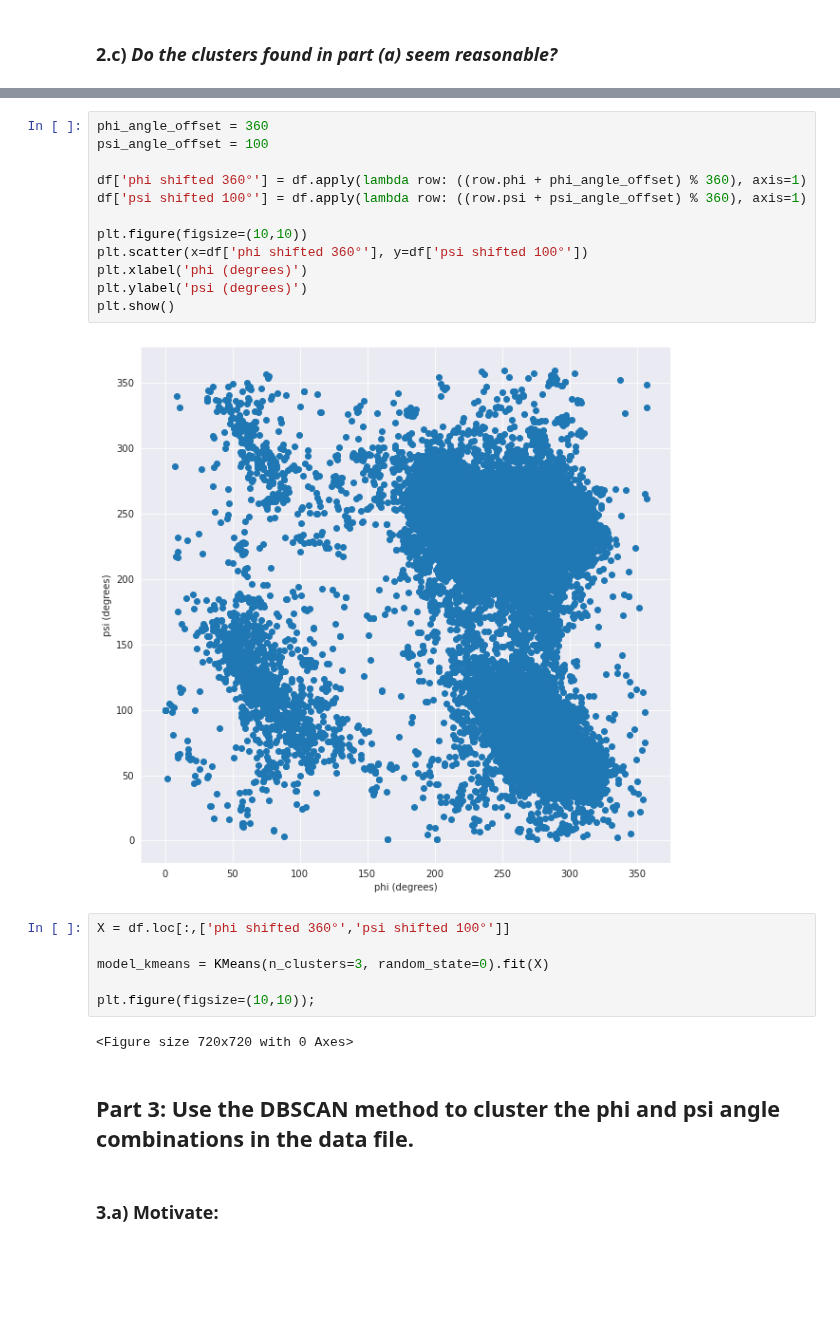
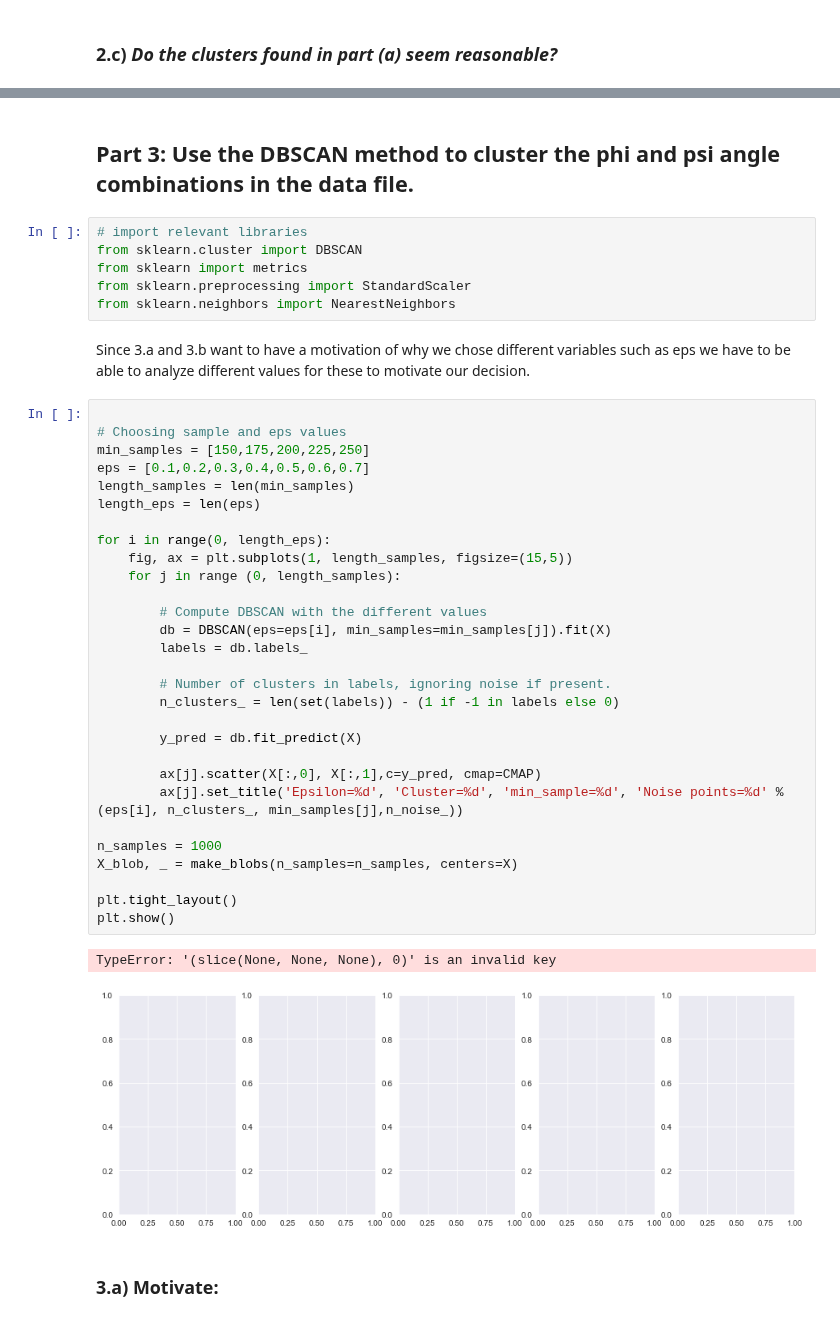
Before and after one commit to lukasmartinsson/dat405, a Jupyter notebook: assignment_3/assignment_3.ipynb, the cells around one changed output, grey strips where cells are left out. Cells and saved outputs as stored; diff of their text form; blank space fills up the shorter version.

```diff
--- a/assignment_3/assignment_3.ipynb
+++ b/assignment_3/assignment_3.ipynb
@@ -211,27 +195,45 @@ So, how can we use this realization. Looking closer at the scatterplot one sees
-# %%
-phi_angle_offset = 360
-psi_angle_offset = 100
-
-df['phi shifted 360°'] = df.apply(lambda row: ((row.phi + phi_angle_offset) % 360), axis=1)
-df['psi shifted 100°'] = df.apply(lambda row: ((row.psi + psi_angle_offset) % 360), axis=1)
-
-plt.figure(figsize=(10,10))
-plt.scatter(x=df['phi shifted 360°'], y=df['psi shifted 100°'])
-plt.xlabel('phi (degrees)')
-plt.ylabel('psi (degrees)')
-plt.show()
-# %% [output]
-[figure, removed]
-# %%
-X = df.loc[:,['phi shifted 360°','psi shifted 100°']]
-
-model_kmeans = KMeans(n_clusters=3, random_state=0).fit(X)
-
-plt.figure(figsize=(10,10));
-# %% [output]
-<Figure size 720x720 with 0 Axes>
 # %% [markdown]
 ## **Part 3**: Use the DBSCAN method to cluster the phi and psi angle combinations in the data file.
+# %%
+# import relevant libraries
+from sklearn.cluster import DBSCAN
+from sklearn import metrics
+from sklearn.preprocessing import StandardScaler
+from sklearn.neighbors import NearestNeighbors
+# %% [markdown]
+Since 3.a and 3.b want to have a motivation of why we chose different variables such as eps we have to be able to analyze different values for these to motivate our decision.
+# %%
+
+# Choosing sample and eps values
+min_samples = [150,175,200,225,250]
+eps = [0.1,0.2,0.3,0.4,0.5,0.6,0.7]
+length_samples = len(min_samples)
+length_eps = len(eps)
+
+for i in range(0, length_eps):
+    fig, ax = plt.subplots(1, length_samples, figsize=(15,5))
+    for j in range (0, length_samples):
+
+        # Compute DBSCAN with the different values
+        db = DBSCAN(eps=eps[i], min_samples=min_samples[j]).fit(X)
+        labels = db.labels_
+
+        # Number of clusters in labels, ignoring noise if present.
+        n_clusters_ = len(set(labels)) - (1 if -1 in labels else 0)
+
+        y_pred = db.fit_predict(X)
+
+        ax[j].scatter(X[:,0], X[:,1],c=y_pred, cmap=CMAP)
+        ax[j].set_title('Epsilon=%d', 'Cluster=%d', 'min_sample=%d', 'Noise points=%d' %(eps[i], n_clusters_, min_samples[j],n_noise_))
+
+n_samples = 1000
+X_blob, _ = make_blobs(n_samples=n_samples, centers=X)
+
+plt.tight_layout()
+plt.show()
+# %% [output]
+TypeError: '(slice(None, None, None), 0)' is an invalid key
+[figure, added]
 # %% [markdown]
 ### **3.a)** Motivate:
 # %% [markdown]
```
Also changed, not shown: parts of 13 cells of this notebook.
